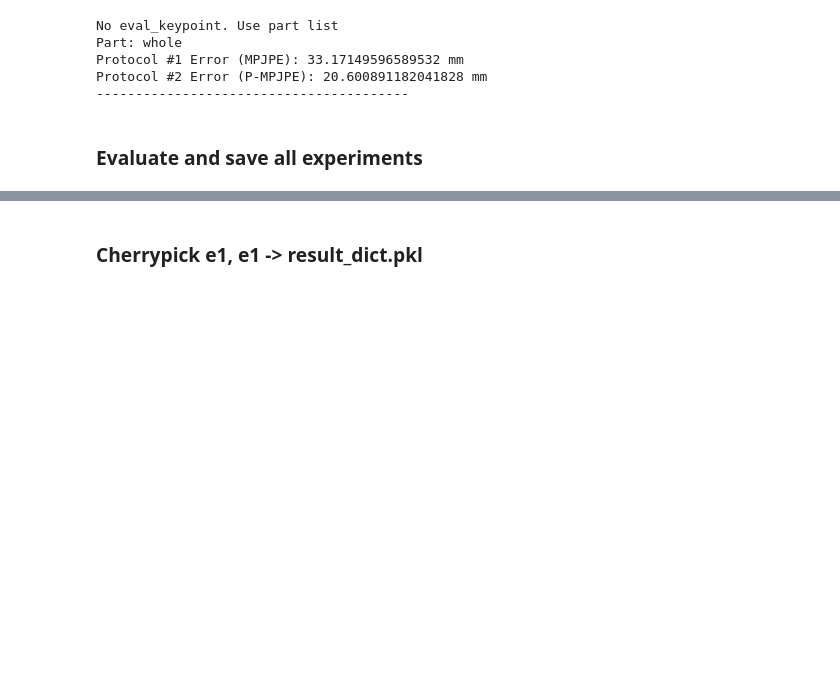
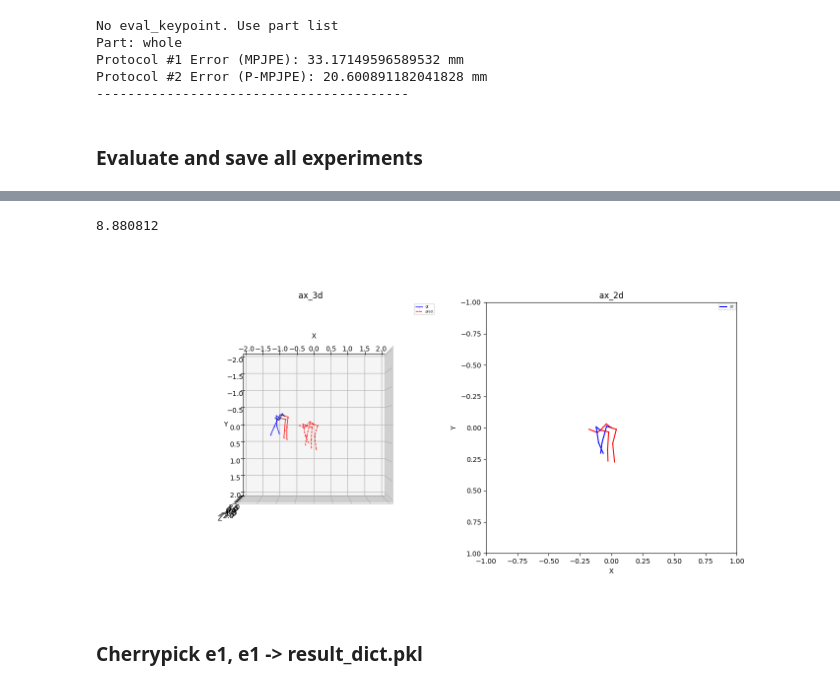
Before and after one commit to hoo223/MotionBERT, a Jupyter notebook: custom_codes/total_process/5_model_test.ipynb, the cells around one changed output, grey strips where cells are left out. Saved outputs shown, nothing was run; the diff lists cells and outputs as text; code cells hidden in the pictures; blank space fills up the shorter version.

```diff
--- a/custom_codes/total_process/5_model_test.ipynb
+++ b/custom_codes/total_process/5_model_test.ipynb
@@ -91,3 +99,5 @@ Checkpoints to evaluate:
+# %%
+whitelist_checkpoint = ['MB_train_h36m_gt_cam_no_factor_input_from_canonical_3d_revolute_input_centering']
 # %%
 experiment_root = f'/home/{user}/codes/MotionBERT/experiments'
 for item in glob(experiment_root+'/*.txt'):
@@ -110,6 +120,7 @@ for item in glob(experiment_root+'/*.txt'):
             subset_list.append(subset)
 
     for subset in subset_list:
+        if 'PCL' in subset: args.fix_orientation_pred = True
         save_path = os.path.join(save_folder, f'{subset}.pkl')
         if os.path.exists(save_path):
             print(f'{save_path} exists')
@@ -180,4 +171,41 @@ Protocol #2 Error (P-MPJPE): 67.41652989743889 mm
 ----------------------------------------
+# %%
+with torch.no_grad():
+    for batch_input, batch_gt in tqdm(test_loader): # batch_input: normalized joint_2d, batch_gt: normalized joint3d_image
+        batch_size = len(batch_input)
+        # preprocessing
+        batch_gt_original = batch_gt.clone().detach().cuda()
+        batch_input, batch_gt, batch_gt_torso, batch_gt_limb_pos = preprocess_eval(args, batch_input, batch_gt)
+        # inference
+        predicted_3d_pos = batch_inference_eval(args, model_pos, batch_input, batch_gt, batch_gt_torso, batch_gt_limb_pos)
+        break
+# %%
+np.linalg.norm(pose3d_gt - pose3d_pred)
+# %% [output]
+8.880812
+# %%
+batch_num, frame_num = 10, 10
+pose2d_norm = batch_input[batch_num].cpu().numpy()
+#pose2d = denormalize_input(pose2d_norm, 1000, 1000)
+pose3d_original_gt = batch_gt_original[batch_num].cpu().numpy()
+# pose3d_original_hat = pose3d_original.copy() - pose3d_original[0:1]
+pose3d_gt = batch_gt[batch_num].cpu().numpy()
+pose3d_pred = predicted_3d_pos[batch_num].cpu().numpy()
+
+configs = {
+    'ax_3d': {'type': '3d', 'loc': 121, 'mode': 'cam'},
+    'ax_2d': {'type': '2d', 'loc': 122, 'normalize': True},
+}
+fig, axs = generate_axes(2, configs, fig_title='')
+plot_pose_setting = [
+    ('ax_3d', pose3d_original_gt,           {'color': '', 'label': 'gt'}),
+    ('ax_3d', pose3d_pred,         {'color': 'r', 'label': 'pred', 'linestyle': '--'}),
+    ('ax_2d', pose2d_norm,         {'color': '', 'label': '2d'}),
+]
+general_plot_func(axs, configs, plot_pose_setting, frame_num)
+plt.show()
+# %% [output]
+[figure, added]
 # %% [markdown]
 ### Cherrypick e1, e1 -> result_dict.pkl
 # %%
```
Also changed, not shown: parts of 2 cells of this notebook, 9 other files.
